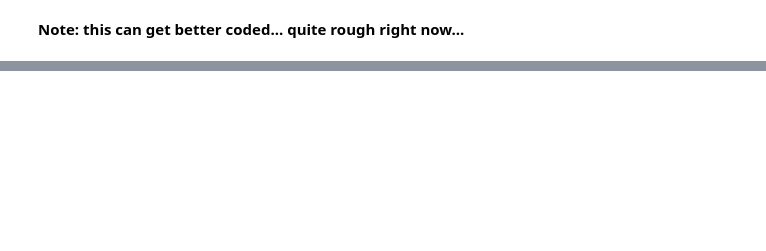
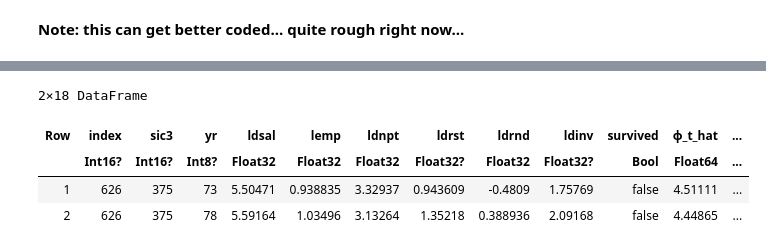
Before and after one commit to jorditorres1098/TSE-2025-2026, a Jupyter notebook: IO/problem_set_1_2.ipynb, the cells around one changed output, grey strips where cells are left out. Saved outputs shown, nothing was run; the diff lists cells and outputs as text; code cells hidden in the pictures; blank space fills up the shorter version.

```diff
--- a/IO/problem_set_1_2.ipynb
+++ b/IO/problem_set_1_2.ipynb
@@ -665,0 +656,25 @@ TypeError: TypeError: in typeassert, expected REPL.REPLCompletions.MethodComplet
+# %%
+#for the first case.
+
+df_total_final.ω_t_hat= ωt= phi_t .- β_k_hat .* k_t - β_rd_hat .* rd_t
+
+df_total_final2= transform(groupby(df_total_final, :yr),
+:ω_t_hat => mean => :ω_t_hat_average,
+:ldsal => (x-> exp.(x)./sum(exp.(x))) => :sjt,
+:ldsal => (x -> length(x)) => :Nt
+)
+
+sjt= df_total_final2.sjt
+Nt= df_total_final2.Nt
+ω_t_hat_average= df_total_final2.ω_t_hat_average
+ω_t_hat_j=df_total_final2.ω_t_hat
+
+df_total_final2.covariance_op= (sjt .- (1.0 ./Nt)) .*(ω_t_hat_j .-ω_t_hat_average)
+
+
+df_total_final2= transform(groupby(df_total_final2, :yr),
+:covariance_op => sum => :covariance_op_average,
+
+)
+
+results= [df_total_final2.ω_t_hat_average, df_total_final2.covariance_op_average]
@@ -665,0 +685,11 @@ TypeError: TypeError: in typeassert, expected REPL.REPLCompletions.MethodComplet
+# %%
+##for the second case.
+
+
+df_total_final2= filter(row->row.sic3==375, df_total_final)
+# %% [output]
+2×18 DataFrame
+| Row | index | sic3 | yr | ldsal | lemp | ldnpt | ldrst | ldrnd | ldinv | survived | ϕ_t_hat | ... |
+|  | Int16? | Int16? | Int8? | Float32 | Float32 | Float32 | Float32? | Float32 | Float32? | Bool | Float64 | ... |
+| 1 | 626 | 375 | 73 | 5.50471 | 0.938835 | 3.32937 | 0.943609 | -0.4809 | 1.75769 | false | 4.51111 | ... |
+| 2 | 626 | 375 | 78 | 5.59164 | 1.03496 | 3.13264 | 1.35218 | 0.388936 | 2.09168 | false | 4.44865 | ... |
```
Also changed, not shown: parts of 7 cells of this notebook.
